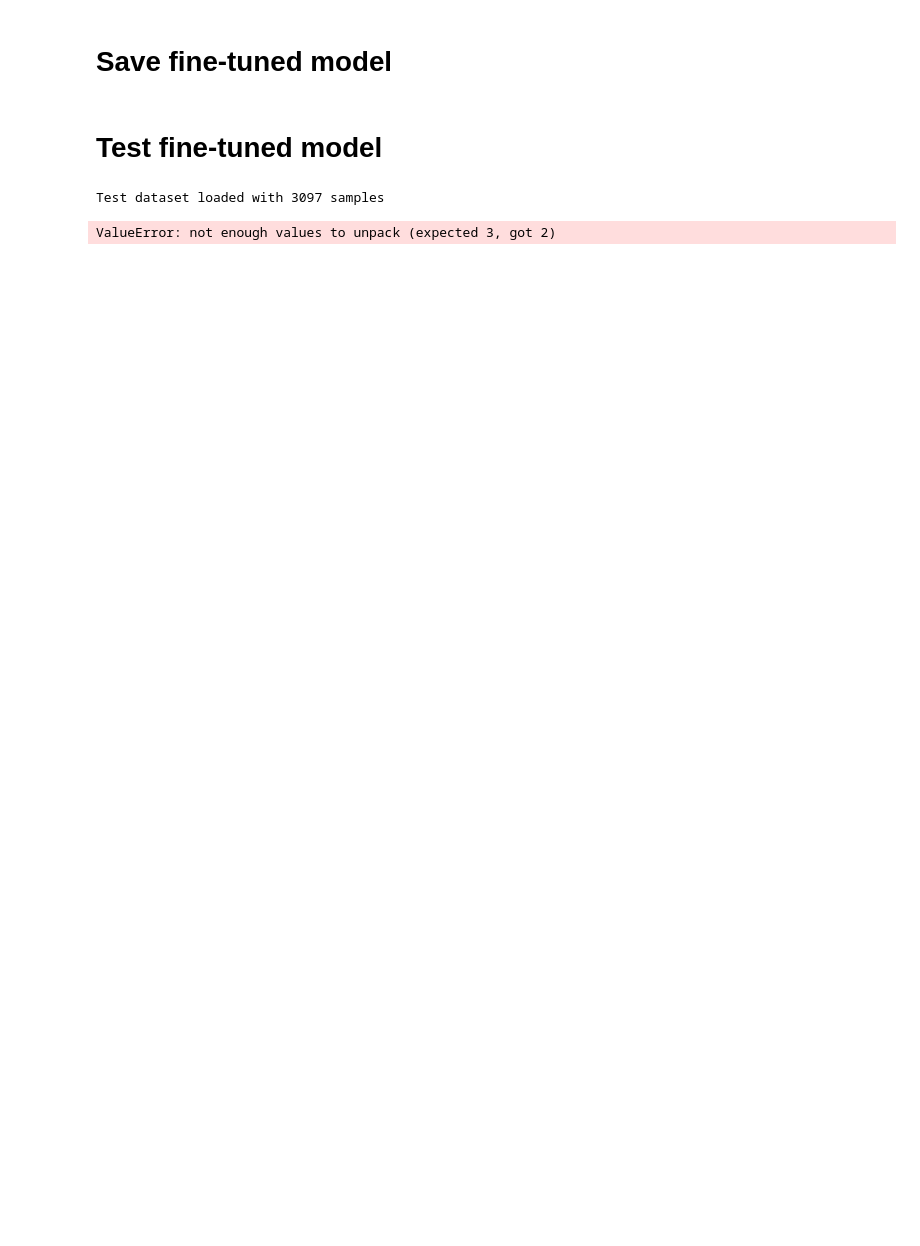
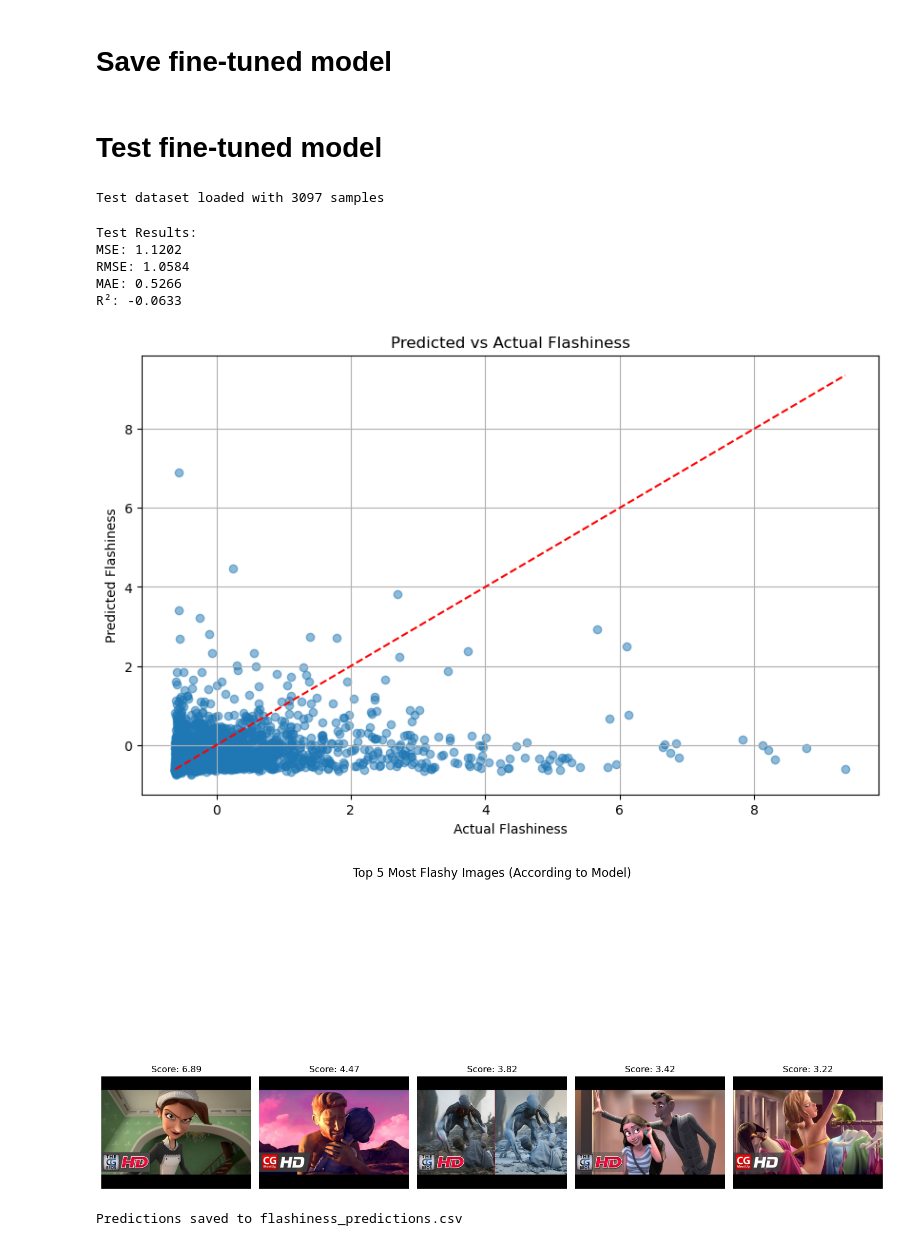
Before and after one commit to Antoine2212/CSC_43M04_EP_challenge, a Jupyter notebook: flashy/flashy_fine_tune.ipynb, the cells around one changed output. Cells and saved outputs as stored; diff of their text form; code cells hidden in the pictures; blank space fills up the shorter version.

```diff
--- a/flashy/flashy_fine_tune.ipynb
+++ b/flashy/flashy_fine_tune.ipynb
@@ -2,10 +2,16 @@
 from torchvision import transforms, models
 import torch.nn as nn
 
-transform = transforms.Compose([
-    transforms.Resize((224, 224)),
-    transforms.ToTensor(),
-])
+import torchvision.transforms as T
+
+transform = T.Compose([
+    T.RandomResizedCrop(224, scale=(0.8, 1.0)),
+    T.ColorJitter(brightness=0.2, contrast=0.2, saturation=0.2),  # mimic thumbnail color pop
+    T.RandomHorizontalFlip(),
+    T.ToTensor(),
+    T.Normalize(mean=[0.5]*3, std=[0.5]*3),
+]) # I'm using data augmentation to regularize the model
+
 
 vision = models.resnet50(pretrained=True)
 vision.fc = nn.Identity()  # remove classifier
@@ -13,7 +19,9 @@ vision.fc = nn.Identity()  # remove classifier
 regressor = nn.Sequential(
     nn.Linear(2048, 512),
     nn.ReLU(),
+    nn.Dropout(0.4),
     nn.Linear(512, 1)
+
 )
 # %%
 import pandas as pd
@@ -225,15 +261,15 @@ actual = []
 ids = []
 
 with torch.no_grad():
-    for imgs, targets, batch_ids in tqdm(test_loader, desc="Evaluating"):
+    for imgs, targets in tqdm(test_loader, desc="Evaluating"):
         imgs = imgs.to(device)
         outputs = model(imgs)
 
         # Store predictions and ground truth
         predictions.extend(outputs.cpu().numpy().tolist())
         actual.extend(targets.numpy().tolist())
-        ids.extend(batch_ids)
 
+ids = df_val['id'].values.tolist()
 # Create results dataframe
 results = pd.DataFrame({
     'id': ids,
@@ -270,31 +306,38 @@ results_sorted = results.sort_values(by='predicted_flashiness', ascending=False)
 
 # Display top 5 most flashy images
 plt.figure(figsize=(15, 10))
 plt.suptitle("Top 5 Most Flashy Images (According to Model)", fontsize=16)
 
 for i in range(5):
     if i < len(results_sorted):
         row = results_sorted.iloc[i]
         img_path = f"../dataset/train_val/{row['id']}.jpg"
 
         if os.path.exists(img_path):
             img_path = img_path
         else:
             print(f"Image not found: {row['id']}")
             continue
 
         img = Image.open(img_path)
         plt.subplot(1, 5, i+1)
         plt.imshow(img)
         plt.title(f"Score: {row['predicted_flashiness']:.2f}")
         plt.axis('off')
 
 plt.tight_layout()
 plt.show()
 
 # Save predictions to CSV
 results.to_csv("flashiness_predictions.csv", index=False)
 print("Predictions saved to flashiness_predictions.csv")
 # %% [output]
 Test dataset loaded with 3097 samples
-ValueError: not enough values to unpack (expected 3, got 2)
+Test Results:
+MSE: 1.1202
+RMSE: 1.0584
+MAE: 0.5266
+R²: -0.0633
+[figure, added]
+[figure, added]
+Predictions saved to flashiness_predictions.csv
```
Also changed, not shown: parts of 6 cells of this notebook, 10 other files.
